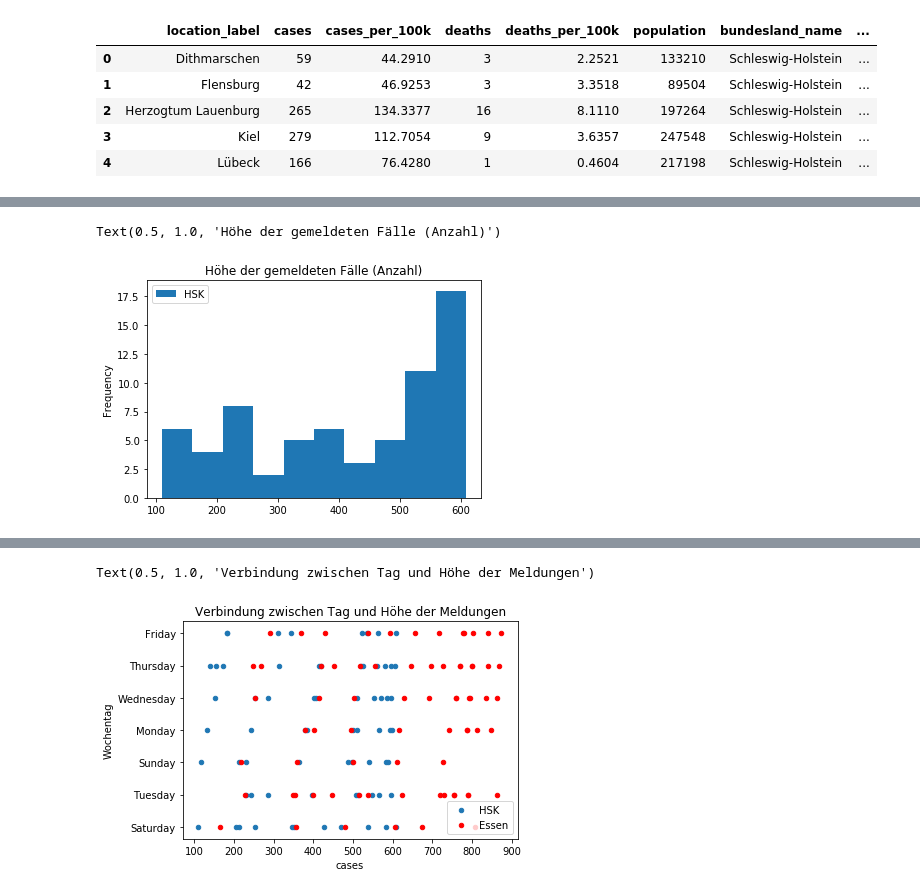
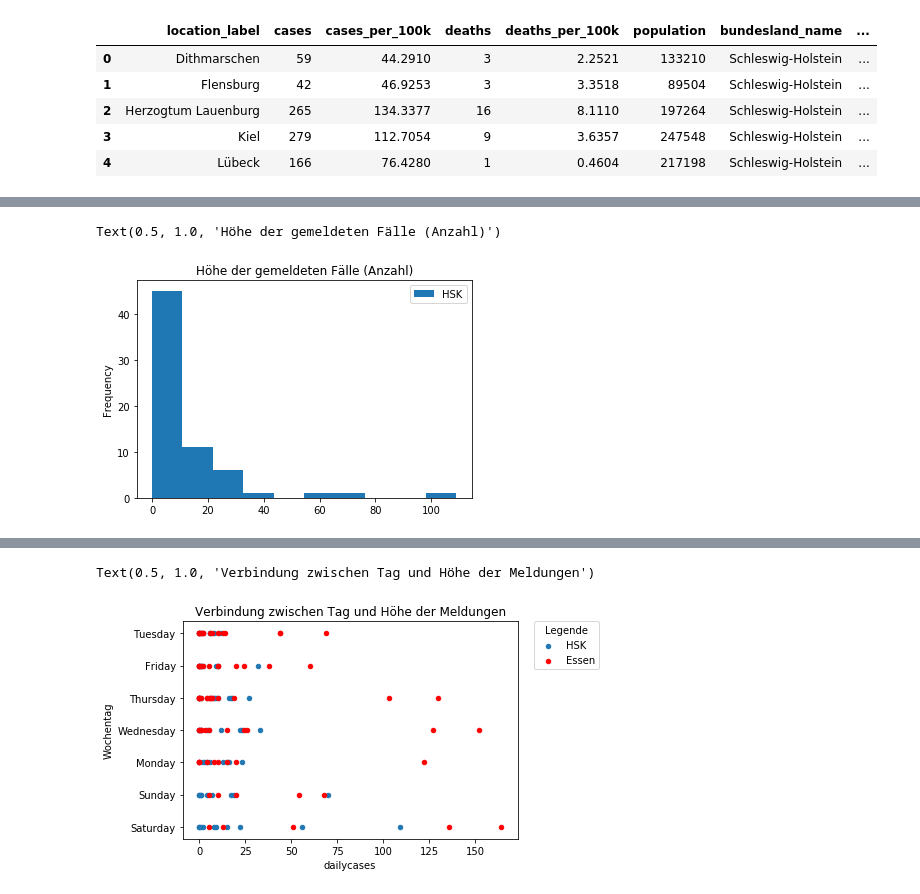
Before and after one commit to Jubo30/Data-Science-Project, a Jupyter notebook: Täglicher Zuwachs Deutschland.ipynb, the cells around one changed output, grey strips where cells are left out. Drawn from its saved outputs; the diff is of its cells as text; code cells hidden in the pictures.

```diff
--- a/Täglicher Zuwachs Deutschland.ipynb
+++ b/Täglicher Zuwachs Deutschland.ipynb
@@ -369,6 +349,0 @@ HSK
-# %%
-Essen = Essen.sort_values(['publication_datetime'])
-Essen['kumcases'] = Essen['cases'].cumsum()
-Essen['kumdeaths'] = Essen['deaths'].cumsum()
-Essen['publication_datetime'] = pd.to_datetime(Essen['publication_datetime'])
-Essen
@@ -388,0 +373,6 @@ Essen
+# %%
+HSK = HSK.sort_values(['publication_datetime'])
+HSK = HSK.drop(HSK.index[[0,1]])
+Essen = Essen.sort_values(['publication_datetime'])
+Essen = Essen.drop(Essen.index[[0]])
+Essen
@@ -388,0 +393,14 @@ Essen
+# %%
+HSK['dailycases'] = HSK['cases'].diff()
+HSK['dailycases'][HSK['dailycases'] < 0] = 0
+HSK.loc[6874,'dailycases'] = HSK.loc[6874, 'cases']
+HSK['kumcases'] = HSK['dailycases'].cumsum()
+
+HSK['dailydeaths'] = HSK['deaths'].diff()
+HSK['dailydeaths'][HSK['dailydeaths'] < 0] = 0
+HSK.loc[6874,'dailydeaths'] = HSK.loc[6874, 'deaths']
+HSK['kumdeaths'] = HSK['dailydeaths'].cumsum()
+
+HSK['publication_datetime'] = pd.to_datetime(HSK['publication_datetime'])
+#HSK
+HSK
@@ -388,0 +430,13 @@ Essen
+# %%
+Essen['dailycases'] = Essen['cases'].diff()
+Essen['dailycases'][Essen['dailycases'] < 0] = 0
+Essen.loc[6866,'dailycases'] = Essen.loc[6866, 'cases']
+Essen['kumcases'] = Essen['dailycases'].cumsum()
+
+Essen['dailydeaths'] = Essen['deaths'].diff()
+Essen['dailydeaths'][Essen['dailydeaths'] < 0] = 0
+Essen.loc[6866,'dailydeaths'] = Essen.loc[6866, 'deaths']
+Essen['kumdeaths'] = Essen['dailydeaths'].cumsum()
+
+Essen['publication_datetime'] = pd.to_datetime(Essen['publication_datetime'])
+Essen
@@ -434,20 +497,21 @@ Essen['Wochentag'] = Essen['publication_datetime'].dt.day_name()
 # %%
 ax = plt.gca()
 
-HSK.plot(kind='hist', x = 'publication_datetime', y= 'cases', ax=ax, label="HSK")
+HSK.plot(kind='hist', x = 'Wochentag', y= 'dailycases', ax=ax, label="HSK")
 ax.set_title('Höhe der gemeldeten Fälle (Anzahl)')
 #Zeigt an dass die meisyten Meldungen Meldungen mit 500-600 Infizierten waren
 # Hat nicht so geklappt wie es sollte (Sollte zsmhang zwischen gemeldeten Wochentag und der höhe der Infektionszahlen zeigen)
 # %% [output]
 Text(0.5, 1.0, 'Höhe der gemeldeten Fälle (Anzahl)')
-[figure, old version]
+[figure, new version]
 # %%
 ax = plt.gca()
-HSK.plot(kind='scatter', x = 'cases', y= 'Wochentag', ax=ax, label="HSK")
+HSK.plot(kind='scatter', x = 'dailycases', y= 'Wochentag', ax=ax, label="HSK")
 #countyAC.plot(kind='scatter', x = 'cases', y= 'Weekday', ax=ax, label="Albany County", color = 'green')
 #Albany County verfälscht die Grafik
-Essen.plot(kind='scatter', x = 'cases', y= 'Wochentag', ax=ax, label="Essen", color = 'red')
+Essen.plot(kind='scatter', x = 'dailycases', y= 'Wochentag', ax=ax, label="Essen", color = 'red')
 
+ax.legend(bbox_to_anchor=(1.05, 1), loc=2, borderaxespad=0., title="Legende")
 ax.set_title('Verbindung zwischen Tag und Höhe der Meldungen')
 #zeigt das an was eigentlich das Histogramm nachweisen sollte. Man sieht dass kein Zusammenhang besteht
 # %% [output]
@@ -457,4 +521,4 @@ ax.set_title('Verbindung zwischen Tag und Höhe der Meldungen')
 Text(0.5, 1.0, 'Verbindung zwischen Tag und Höhe der Meldungen')
-[figure, old version]
+[figure, new version]
 # %%
 ax = plt.gca()
```
Also changed, not shown: parts of 17 cells of this notebook.
